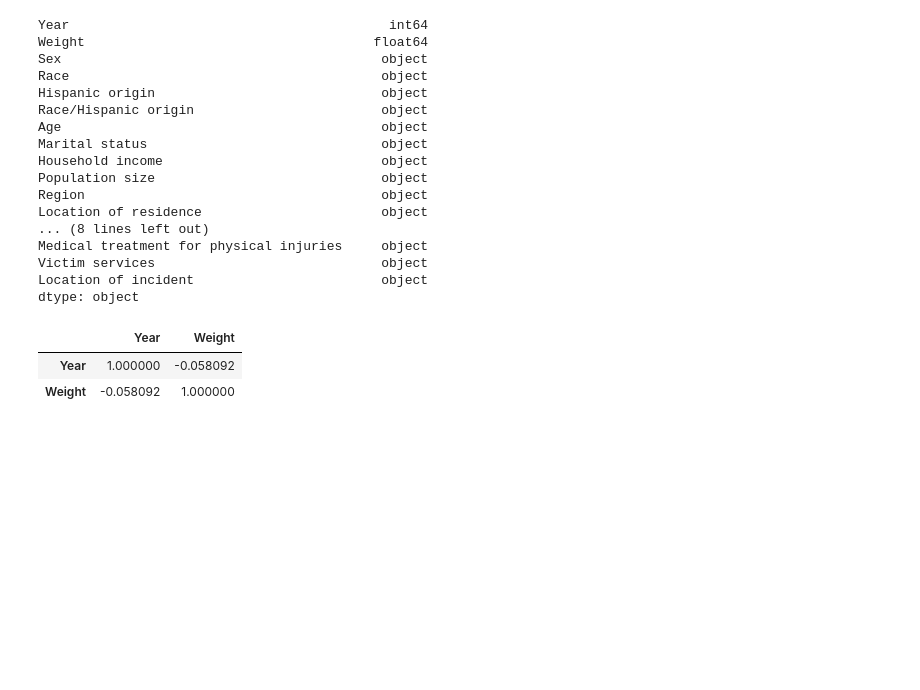
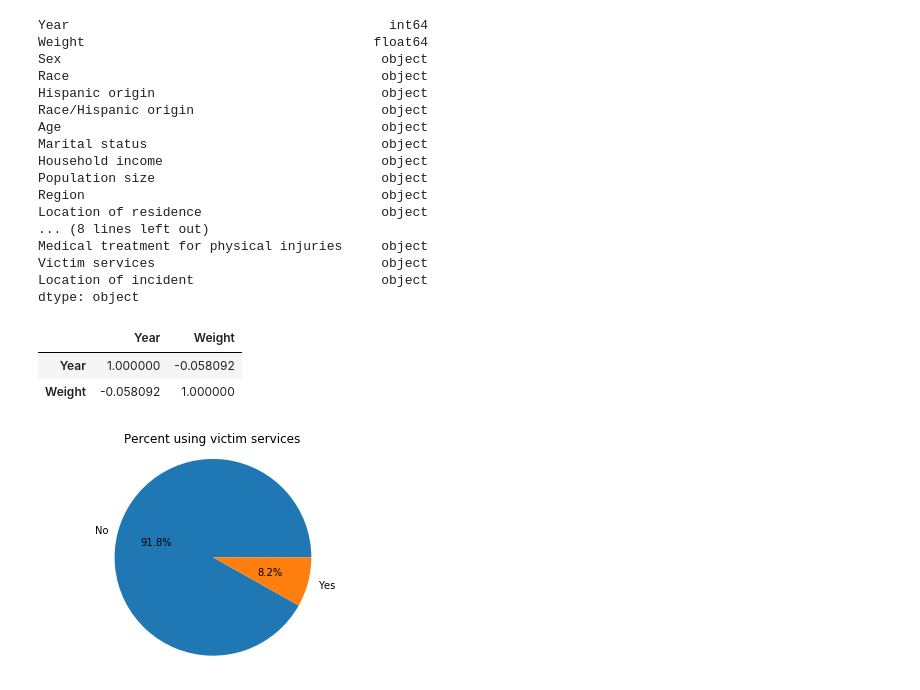
Before and after one commit to DavidMStern/ProjectOne, a Jupyter notebook: testing/dvd_analysis.ipynb, the cells around one changed output. Saved outputs shown, nothing was run; the diff lists cells and outputs as text; code cells hidden in the pictures; blank space fills up the shorter version.

Commit message:
more charts

```diff
--- a/testing/dvd_analysis.ipynb
+++ b/testing/dvd_analysis.ipynb
@@ -39,22 +39,24 @@ df.corr(method ='pearson')
 # %%
 # let's make a pie chart over how many victims received Victim Services
 
 dv = {'No services received from victim service agencies': 'No', 'Services received from victim service agencies': 'Yes'}
 df = df.replace({'Victim services': dv})
 df.head()
 df.dtypes
 
-df = df.rename(columns={"Year": ""})
+df = df.rename(columns={"Weight": ""})
 
 df_g = df.groupby(df['Victim services']).count()
 
 df_g.head()
 
 plot = df_g.plot.pie(y='', labels=df_g.index, legend=False, autopct='%1.1f%%')
 plt.title("Percent using victim services")
 plt.axis("equal")
 plt.savefig('victim_services')
 plt.show()
+# %% [output]
+[figure, added]
 # %%
 # subplots
 #%matplotlib inline
```
Also changed, not shown: parts of 3 cells of this notebook, 3 other files.
